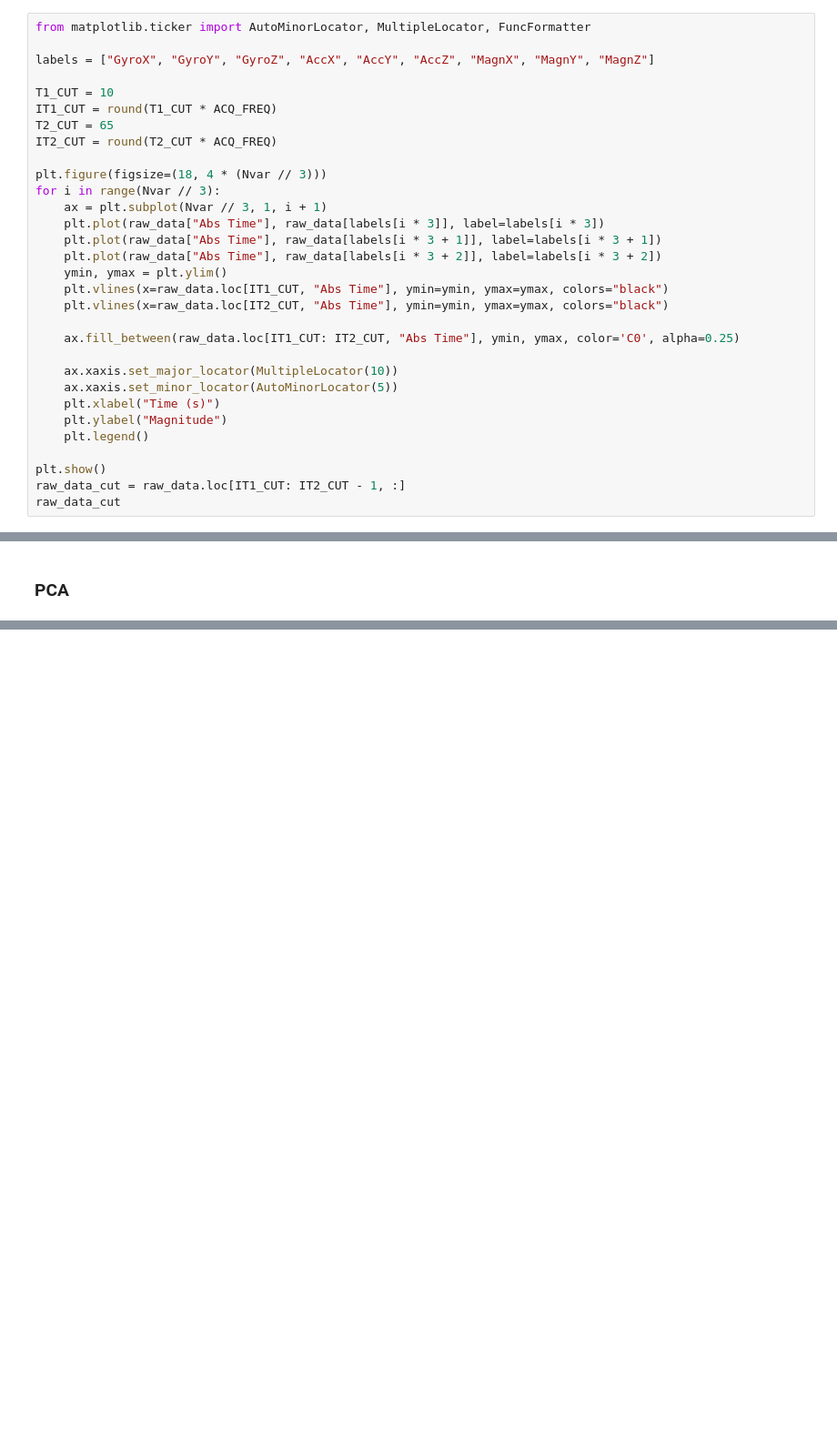
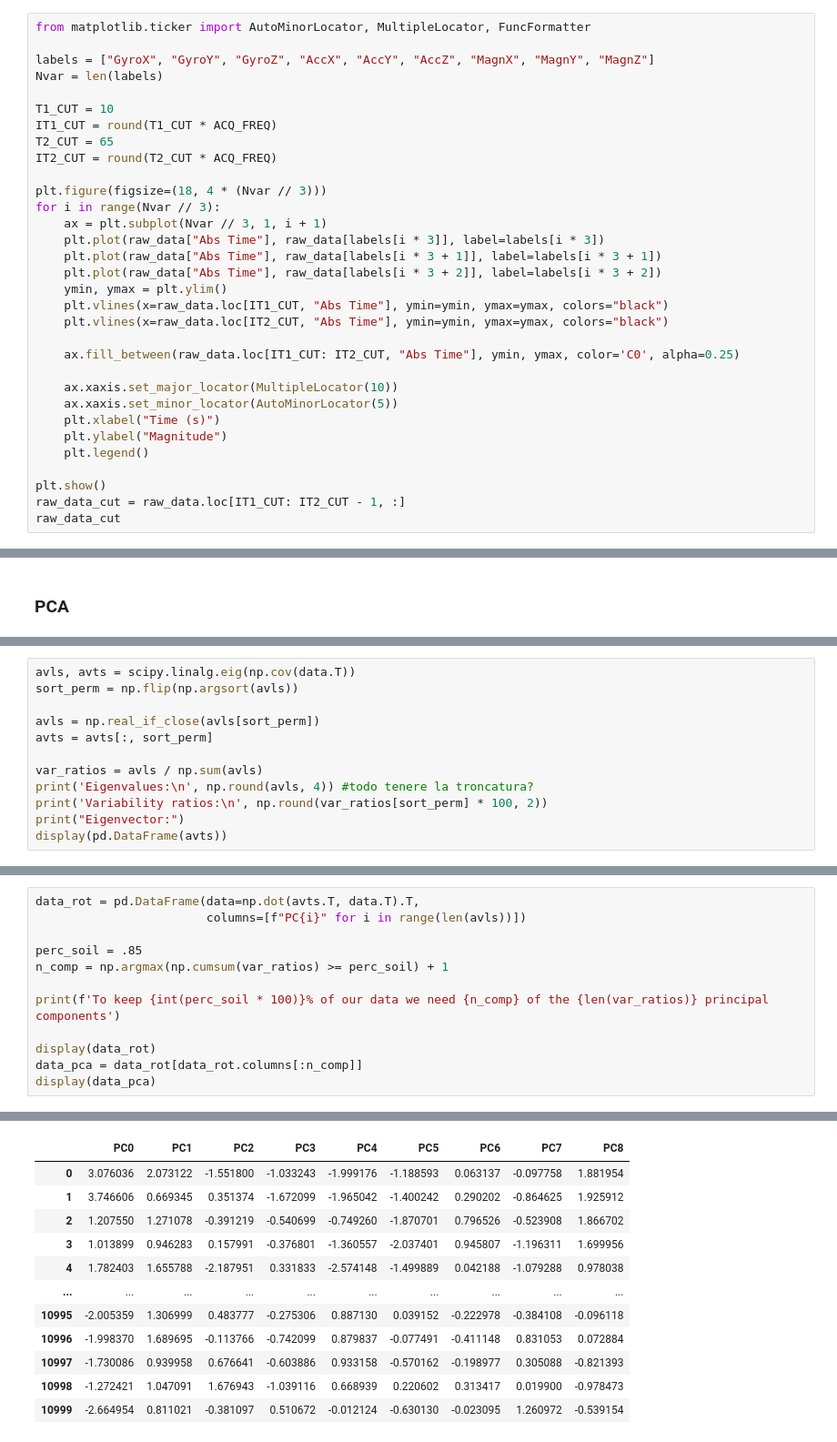
Before and after one commit to enlupi/GruppoSeven, a Jupyter notebook: project_final.ipynb, the cells around one changed output, grey strips where cells are left out. Shown at 91% size. Cells and saved outputs as stored; diff of their text form; blank space fills up the shorter version.

```diff
--- a/project_final.ipynb
+++ b/project_final.ipynb
@@ -102,6 +102,7 @@ raw_data
 from matplotlib.ticker import AutoMinorLocator, MultipleLocator, FuncFormatter
 
 labels = ["GyroX", "GyroY", "GyroZ", "AccX", "AccY", "AccZ", "MagnX", "MagnY", "MagnZ"]
+Nvar = len(labels)
 
 T1_CUT = 10
 IT1_CUT = round(T1_CUT * ACQ_FREQ)
@@ -213,0 +188,12 @@ print('Magn eigenvectors:\n', v_gyro[np.argsort(magn_var_ratios)])
+# %%
+avls, avts = scipy.linalg.eig(np.cov(data.T))
+sort_perm = np.flip(np.argsort(avls))
+
+avls = np.real_if_close(avls[sort_perm])
+avts = avts[:, sort_perm]
+
+var_ratios = avls / np.sum(avls)
+print('Eigenvalues:\n', np.round(avls, 4)) #todo tenere la troncatura?
+print('Variability ratios:\n', np.round(var_ratios[sort_perm] * 100, 2))
+print("Eigenvector:")
+display(pd.DataFrame(avts))
@@ -213,0 +216,13 @@ print('Magn eigenvectors:\n', v_gyro[np.argsort(magn_var_ratios)])
+# %%
+data_rot = pd.DataFrame(data=np.dot(avts.T, data.T).T,
+                        columns=[f"PC{i}" for i in range(len(avls))])
+
+perc_soil = .85
+n_comp = np.argmax(np.cumsum(var_ratios) >= perc_soil) + 1
+
+print(f'To keep {int(perc_soil * 100)}% of our data we need {n_comp} of the {len(var_ratios)} principal components')
+
+display(data_rot)
+data_pca = data_rot[data_rot.columns[:n_comp]]
+display(data_pca)
+# %% [output]
@@ -213,0 +230,12 @@ print('Magn eigenvectors:\n', v_gyro[np.argsort(magn_var_ratios)])
+|  | PC0 | PC1 | PC2 | PC3 | PC4 | PC5 | PC6 | PC7 | PC8 |
+| 0 | 3.076036 | 2.073122 | -1.551800 | -1.033243 | -1.999176 | -1.188593 | 0.063137 | -0.097758 | 1.881954 |
+| 1 | 3.746606 | 0.669345 | 0.351374 | -1.672099 | -1.965042 | -1.400242 | 0.290202 | -0.864625 | 1.925912 |
+| 2 | 1.207550 | 1.271078 | -0.391219 | -0.540699 | -0.749260 | -1.870701 | 0.796526 | -0.523908 | 1.866702 |
+| 3 | 1.013899 | 0.946283 | 0.157991 | -0.376801 | -1.360557 | -2.037401 | 0.945807 | -1.196311 | 1.699956 |
+| 4 | 1.782403 | 1.655788 | -2.187951 | 0.331833 | -2.574148 | -1.499889 | 0.042188 | -1.079288 | 0.978038 |
+| ... | ... | ... | ... | ... | ... | ... | ... | ... | ... |
+| 10995 | -2.005359 | 1.306999 | 0.483777 | -0.275306 | 0.887130 | 0.039152 | -0.222978 | -0.384108 | -0.096118 |
+| 10996 | -1.998370 | 1.689695 | -0.113766 | -0.742099 | 0.879837 | -0.077491 | -0.411148 | 0.831053 | 0.072884 |
+| 10997 | -1.730086 | 0.939958 | 0.676641 | -0.603886 | 0.933158 | -0.570162 | -0.198977 | 0.305088 | -0.821393 |
+| 10998 | -1.272421 | 1.047091 | 1.676943 | -1.039116 | 0.668939 | 0.220602 | 0.313417 | 0.019900 | -0.978473 |
+| 10999 | -2.664954 | 0.811021 | -0.381097 | 0.510672 | -0.012124 | -0.630130 | -0.023095 | 1.260972 | -0.539154 |
```
Also changed, not shown: parts of 4 cells of this notebook.
